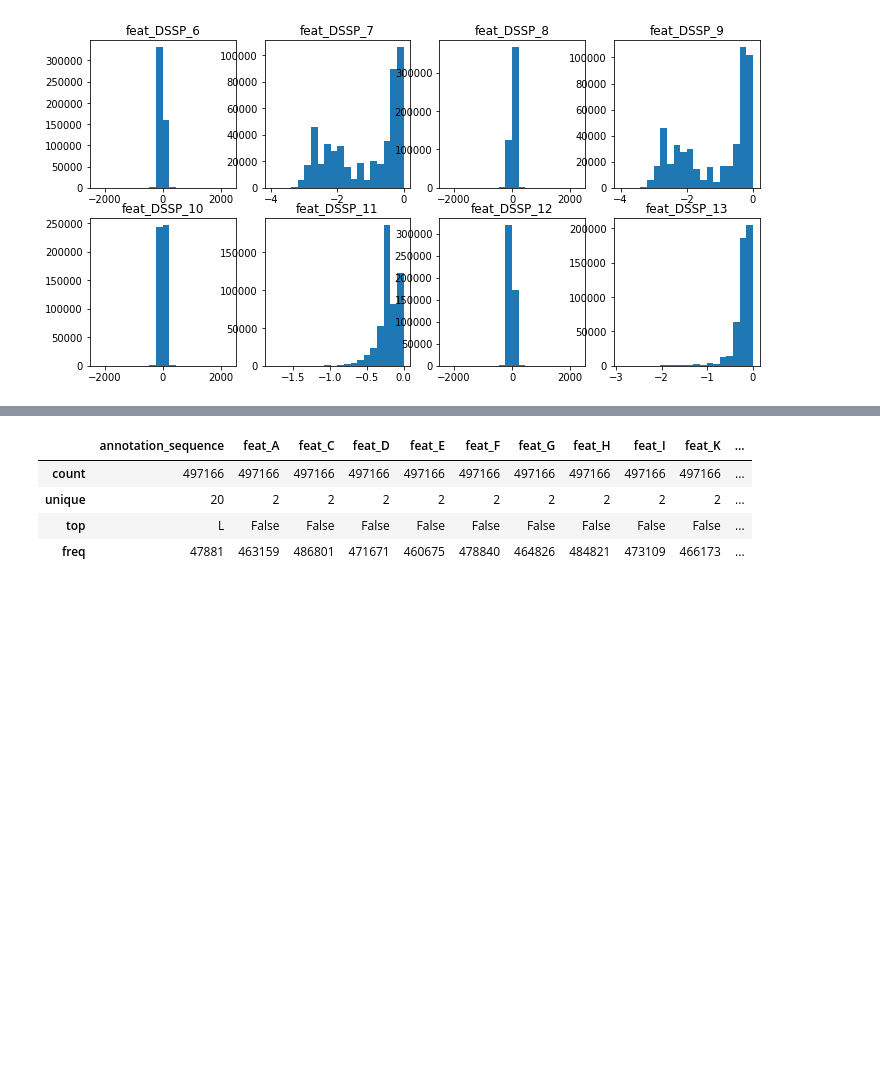
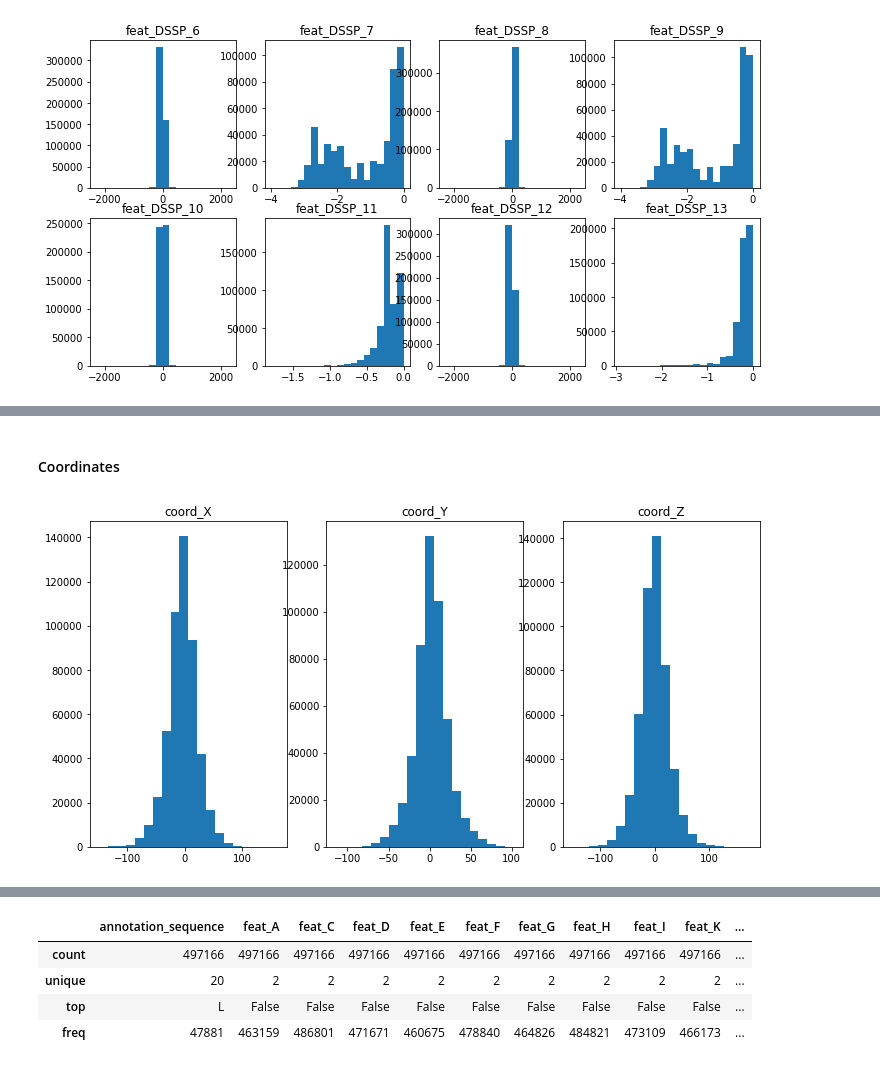
Before and after one commit to Peter-Hou/Predicting-Drug-Binding-Sites-in-Human-Proteins, a Jupyter notebook: model building/Predicting_Drug_Binding_Sites_in_Human_Proteins.ipynb, the cells around one changed output, grey strips where cells are left out. Cells and saved outputs as stored; diff of their text form; code cells hidden in the pictures; blank space fills up the shorter version.

```diff
--- a/model building/Predicting_Drug_Binding_Sites_in_Human_Proteins.ipynb
+++ b/model building/Predicting_Drug_Binding_Sites_in_Human_Proteins.ipynb
@@ -261,0 +271,17 @@ plt.show()
+# %% [markdown]
+#### Coordinates
+# %%
+import matplotlib.pyplot as plt
+
+fig, axs = plt.subplots(1, 3, figsize=(12, 6))
+axs = axs.ravel()
+
+plot_index = ['X', 'Y', 'Z']
+
+for i in range(3):
+    ax = axs[i]
+    ax.hist(df_train[f'coord_{plot_index[i]}'], bins=20)
+    ax.set_title(f'coord_{plot_index[i]}')
+plt.show()
+# %% [output]
+[figure, added]
```
Also changed, not shown: parts of 24 cells of this notebook.
